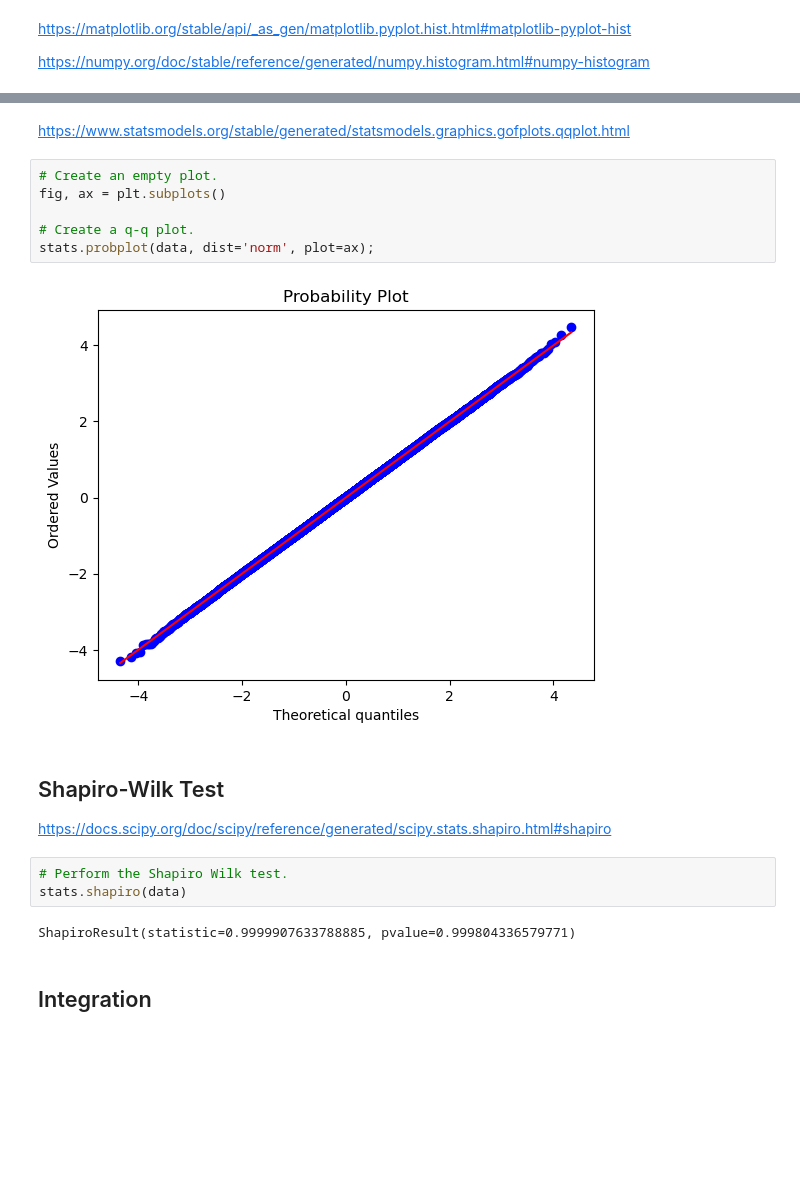
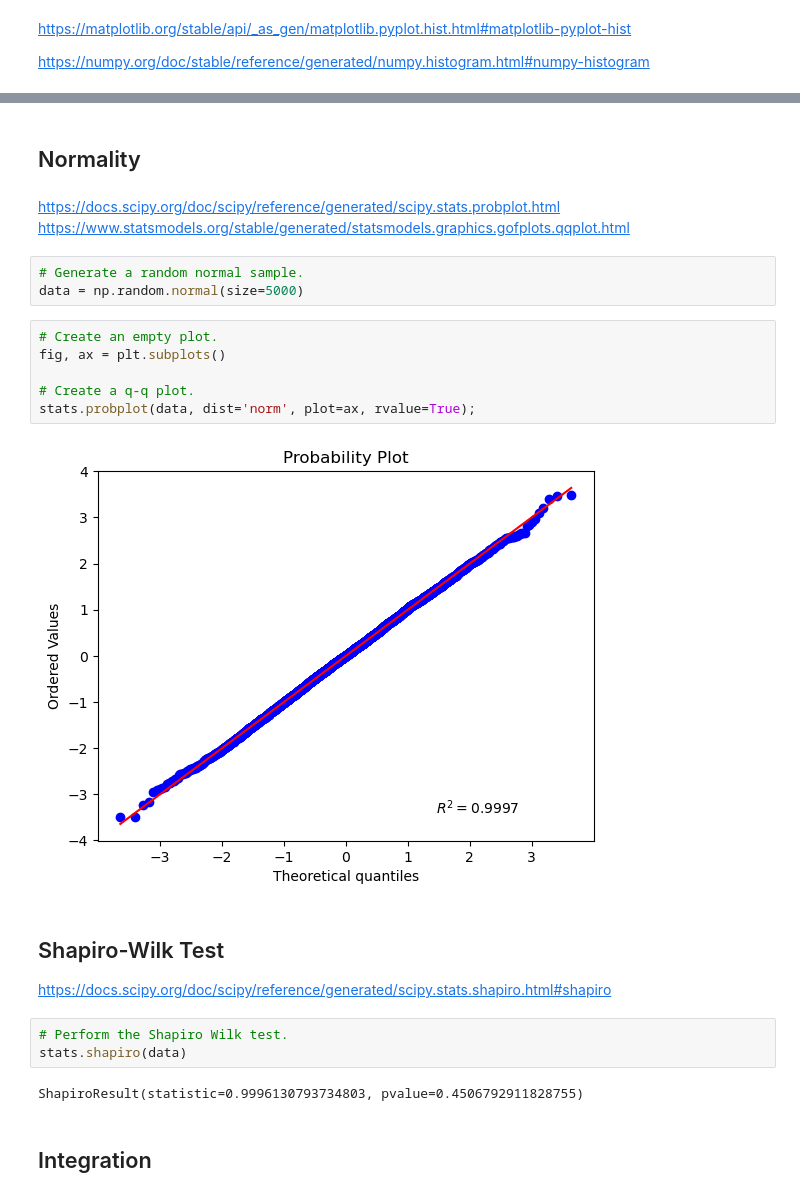
Before and after one commit to SBCURLEY/as-roughwork, a Jupyter notebook: materials/normal-distribution.ipynb, the cells around one changed output, grey strips where cells are left out. Cells and saved outputs as stored; diff of their text form; blank space fills up the shorter version.

```diff
--- a/materials/normal-distribution.ipynb
+++ b/materials/normal-distribution.ipynb
@@ -402,13 +399,19 @@ ax.hist(data, edgecolor='black', density=True, bins=np.linspace(-4, 4, 31));
+# %% [markdown]
+## Normality
 # %% [markdown]
+https://docs.scipy.org/doc/scipy/reference/generated/scipy.stats.probplot.html
 https://www.statsmodels.org/stable/generated/statsmodels.graphics.gofplots.qqplot.html
+# %%
+# Generate a random normal sample.
+data = np.random.normal(size=5000)
 # %%
 # Create an empty plot.
 fig, ax = plt.subplots()
 
 # Create a q-q plot.
-stats.probplot(data, dist='norm', plot=ax);
+stats.probplot(data, dist='norm', plot=ax, rvalue=True);
 # %% [output]
-[figure, old version]
+[figure, new version]
 # %% [markdown]
 ## Shapiro-Wilk Test
 
@@ -417,7 +420,7 @@ https://docs.scipy.org/doc/scipy/reference/generated/scipy.stats.shapiro.html#sh
 # Perform the Shapiro Wilk test.
 stats.shapiro(data)
 # %% [output]
-ShapiroResult(statistic=0.9999907633788885, pvalue=0.999804336579771)
+ShapiroResult(statistic=0.9996130793734803, pvalue=0.4506792911828755)
 # %% [markdown]
 ## Integration
 # %% [markdown]
```
Also changed, not shown: parts of 44 cells of this notebook, 1 other file.
